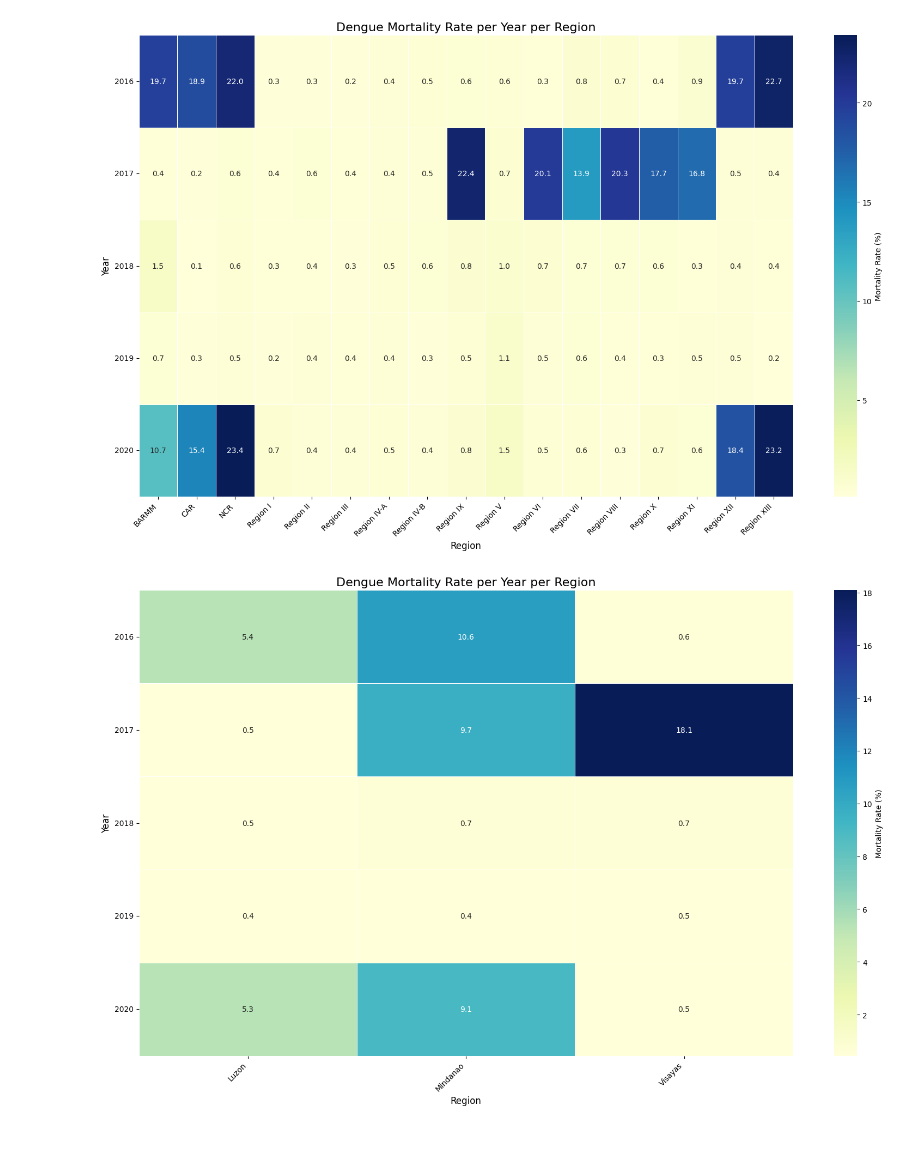
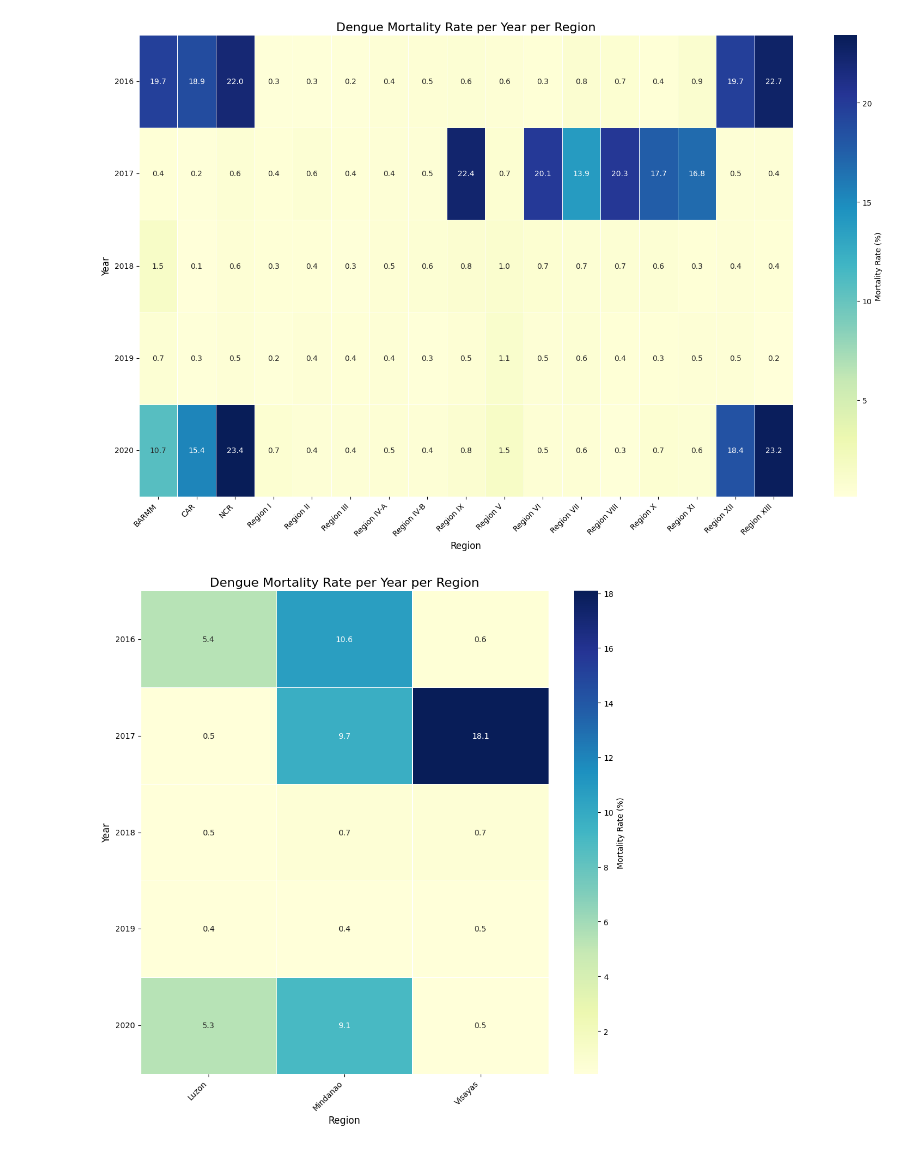
Before and after one commit to jshdnd16/ELEC303-DATA-ANALYTICS-DENADO, a Jupyter notebook: Project3_PH_Dengue.ipynb, the cells around one changed output. Drawn from its saved outputs; the diff is of its cells as text; code cells hidden in the pictures.

```diff
--- a/Project3_PH_Dengue.ipynb
+++ b/Project3_PH_Dengue.ipynb
@@ -337,19 +372,19 @@ plt.show()
 # %%
 dengue['Mortality_Rate'] = (dengue['Dengue_Deaths'] / dengue['Dengue_Cases']) * 100
 
 # Group by Year and Region and calculate the mean mortality rate
 heatmap_data = dengue.groupby(['Year', 'Island_Group'])['Mortality_Rate'].mean().unstack()
 
 # Create the heatmap
-plt.figure(figsize=(16, 10))
+plt.figure(figsize=(10, 10))
 sns.heatmap(heatmap_data, annot=True, fmt=".1f", cmap="YlGnBu", linewidths=.5, cbar_kws={'label': 'Mortality Rate (%)'})
 plt.title('Dengue Mortality Rate per Year per Region', fontsize=16)
 plt.xlabel('Region', fontsize=12)
 plt.ylabel('Year', fontsize=12)
 plt.xticks(rotation=45, ha='right')
 plt.yticks(rotation=0)
 plt.tight_layout()
 plt.show()
 # %% [output]
-[figure, old version]
+[figure, new version]
 # %% [markdown]
```
Also changed, not shown: parts of 8 cells of this notebook.
